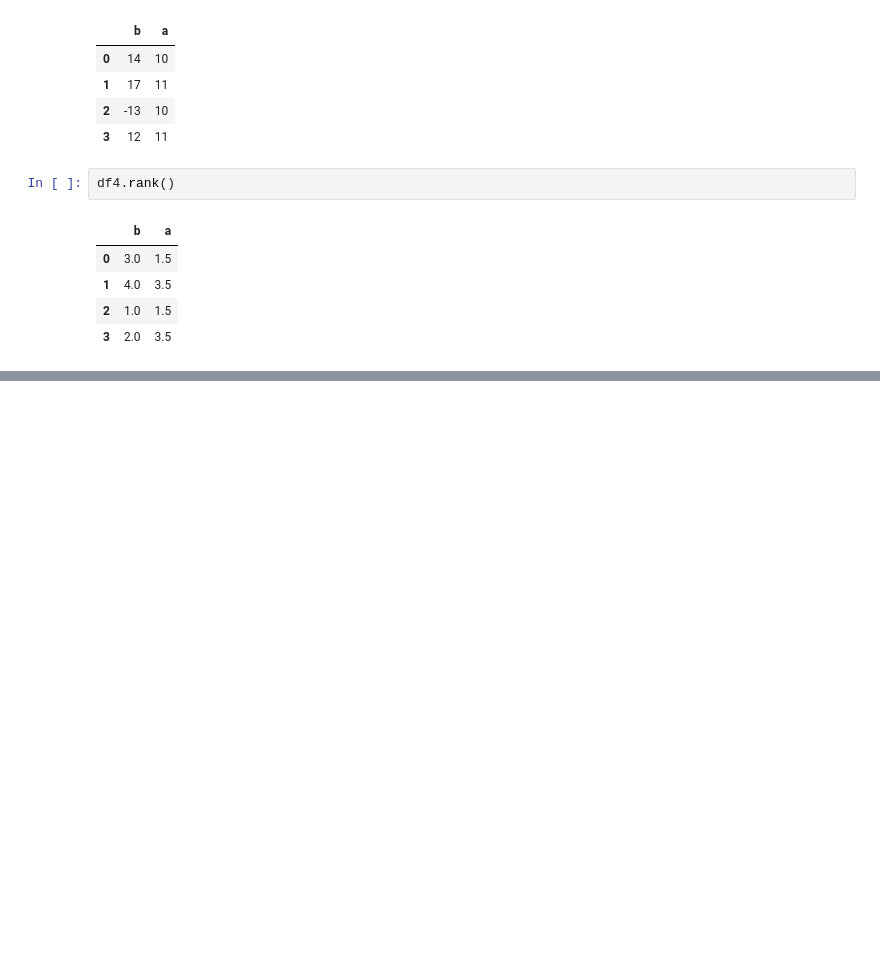
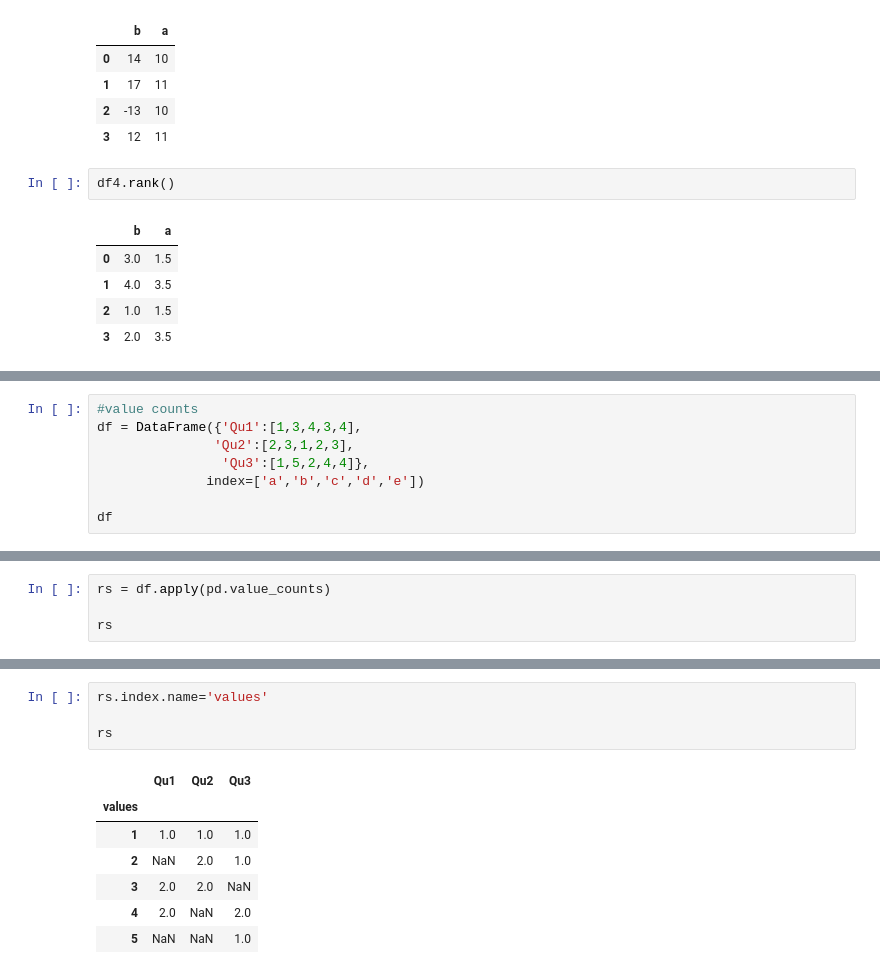
Before and after one commit to brockhuskisson/CIS310, a Jupyter notebook: wk13/Python DataFrame Processing.ipynb, the cells around one changed output, grey strips where cells are left out. Drawn from its saved outputs; the diff is of its cells as text; blank space fills up the shorter version.

Commit message:
week 13 data processing and pandas grouping

```diff
--- a/wk13/Python DataFrame Processing.ipynb
+++ b/wk13/Python DataFrame Processing.ipynb
@@ -353,0 +547,8 @@ df4.rank()
+# %%
+#value counts
+df = DataFrame({'Qu1':[1,3,4,3,4],
+               'Qu2':[2,3,1,2,3],
+                'Qu3':[1,5,2,4,4]},
+              index=['a','b','c','d','e'])
+
+df
@@ -353,0 +569,4 @@ df4.rank()
+# %%
+rs = df.apply(pd.value_counts)
+
+rs
@@ -353,0 +589,12 @@ df4.rank()
+# %%
+rs.index.name='values'
+
+rs
+# %% [output]
+|  | Qu1 | Qu2 | Qu3 |
+| values |  |  |  |
+| 1 | 1.0 | 1.0 | 1.0 |
+| 2 | NaN | 2.0 | 1.0 |
+| 3 | 2.0 | 2.0 | NaN |
+| 4 | 2.0 | NaN | 2.0 |
+| 5 | NaN | NaN | 1.0 |
```
Also changed, not shown: parts of 29 cells of this notebook, 1 other file.
